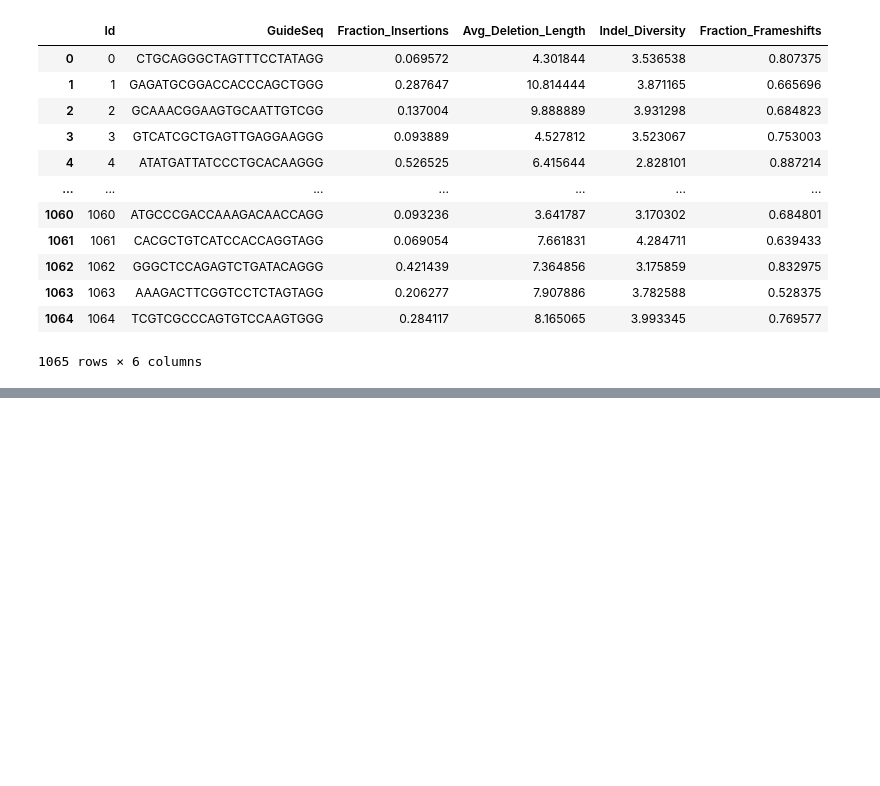
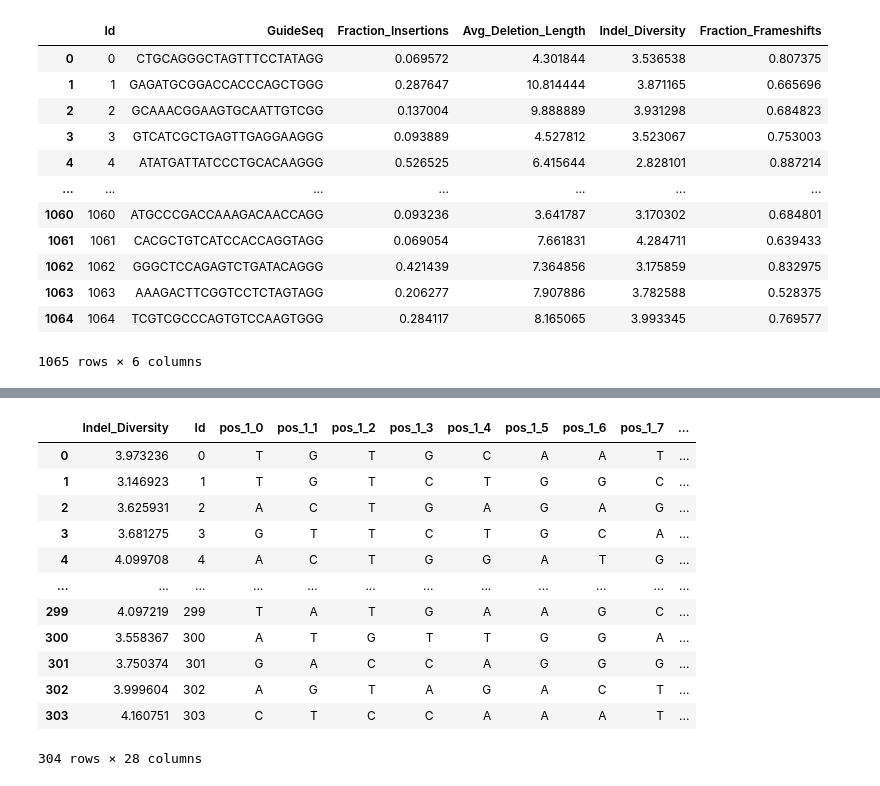
Before and after one commit to 0xorial/mlfls-hw, a Jupyter notebook: boosting_try.ipynb, the cells around one changed output, grey strips where cells are left out. Saved outputs shown, nothing was run; the diff lists cells and outputs as text; code cells hidden in the pictures; blank space fills up the shorter version.

```diff
--- a/boosting_try.ipynb
+++ b/boosting_try.ipynb
@@ -140,0 +177,24 @@ df_test.drop(columns=['GuideSeq']).to_csv('./kaggle/output/out.csv', index=False
+# %%
+
+t = test_data_expanded.filter(regex='^pos_|Id').copy()
+
+t.insert(0, 'Indel_Diversity', models['Indel_Diversity'].predict(t.filter(regex='^pos_|Indel_Diversity')))
+t['Fraction_Insertions'] = models['Fraction_Insertions'].predict(t.filter(regex='^pos_|Indel_Diversity'))
+t['Avg_Deletion_Length'] = models['Avg_Deletion_Length'].predict(t.filter(regex='^pos_|Indel_Diversity'))
+t['Fraction_Frameshifts'] = models['Fraction_Frameshifts'].predict(t.filter(regex='^pos_|Indel_Diversity'))
+t[['Id', 'Fraction_Insertions', 'Avg_Deletion_Length', 'Indel_Diversity', 'Fraction_Frameshifts']].to_csv('./kaggle/output/out.csv', index=False)
+t
+# %% [output]
+|  | Indel_Diversity | Id | pos_1_0 | pos_1_1 | pos_1_2 | pos_1_3 | pos_1_4 | pos_1_5 | pos_1_6 | pos_1_7 | ... |
+| 0 | 3.973236 | 0 | T | G | T | G | C | A | A | T | ... |
+| 1 | 3.146923 | 1 | T | G | T | C | T | G | G | C | ... |
+| 2 | 3.625931 | 2 | A | C | T | G | A | G | A | G | ... |
+| 3 | 3.681275 | 3 | G | T | T | C | T | G | C | A | ... |
+| 4 | 4.099708 | 4 | A | C | T | G | G | A | T | G | ... |
+| ... | ... | ... | ... | ... | ... | ... | ... | ... | ... | ... | ... |
+| 299 | 4.097219 | 299 | T | A | T | G | A | A | G | C | ... |
+| 300 | 3.558367 | 300 | A | T | G | T | T | G | G | A | ... |
+| 301 | 3.750374 | 301 | G | A | C | C | A | G | G | G | ... |
+| 302 | 3.999604 | 302 | A | G | T | A | G | A | C | T | ... |
+| 303 | 4.160751 | 303 | C | T | C | C | A | A | A | T | ... |
+304 rows × 28 columns
```
Also changed, not shown: parts of 7 cells of this notebook, 1 other file.
